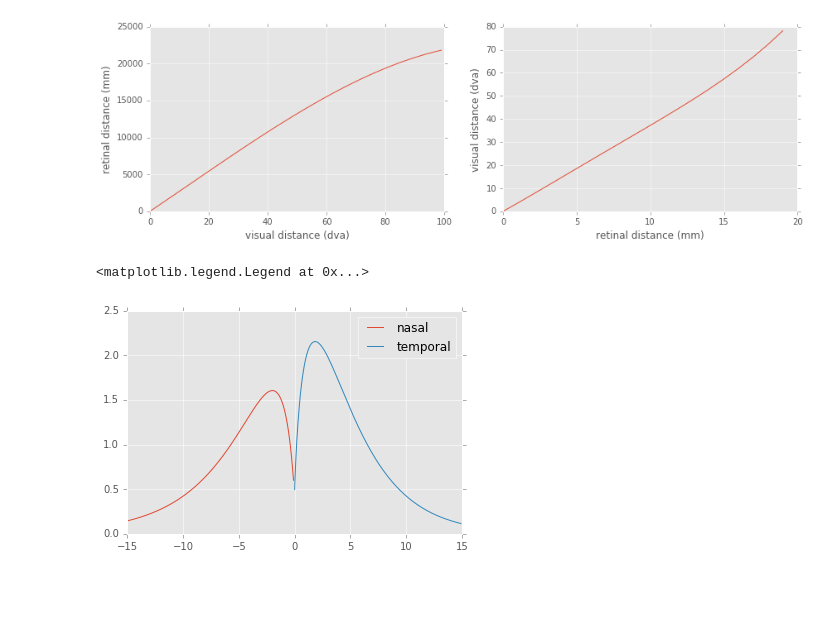
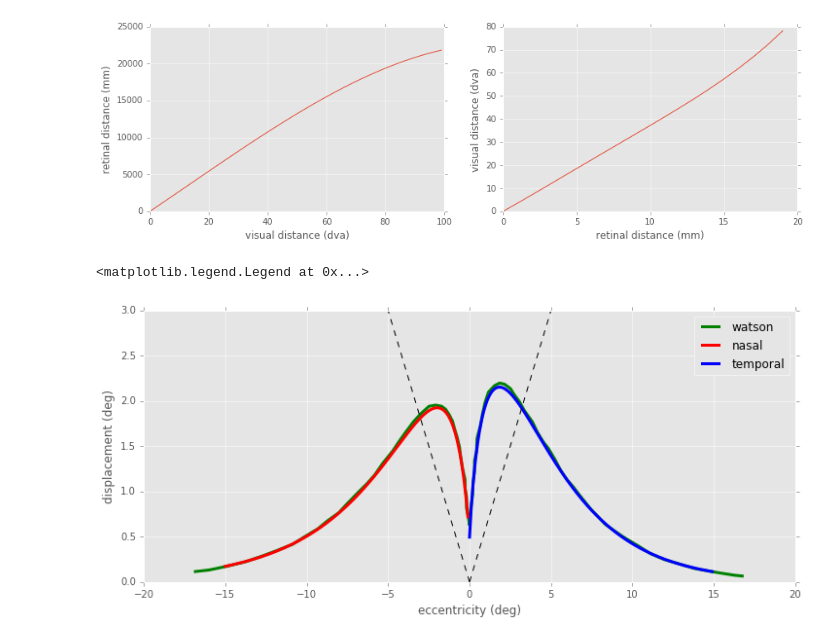
Before and after one commit to mbeyeler/pulse2percept, a Jupyter notebook: examples/notebooks/1.0-warping.ipynb, the cells around one changed output. Saved outputs shown, nothing was run; the diff lists cells and outputs as text; code cells hidden in the pictures; blank space fills up the shorter version.

```diff
--- a/examples/notebooks/1.0-warping.ipynb
+++ b/examples/notebooks/1.0-warping.ipynb
@@ -115,22 +196,35 @@ def displace(r, meridian='temporal'):
         gamma = 0.91565
         delta = 14.904
         mu = -0.09386
+        scale = 12.0
     else:
         alpha = 2.4607
         beta = 1.7463
         gamma = 0.77754
         delta = 15.111
         mu = -0.15933
+        scale = 10.0
 
     rmubeta = (r - mu) / beta
     numer = delta * gamma * np.exp(-rmubeta ** gamma) * rmubeta ** (alpha * gamma - 1)
     denom = beta * stats.gamma.pdf(alpha, 5)
 
-    return numer / denom / 12.0
+
+    return numer / denom / scale
-# %%
-plt.plot(np.arange(-15, 0, 0.1), displace(np.arange(15, 0, -0.1), 'nasal'), label='nasal')
-plt.plot(np.arange(0, 15, 0.1), displace(np.arange(0, 15, 0.1), 'temporal'), label='temporal')
-plt.legend()
-# %% [output]
-<matplotlib.legend.Legend at 0x...>
-[figure, removed]
+# %%
+plt.figure(figsize=(12, 5))
+plt.plot(watson_fig5[:, 0], watson_fig5[:, 1], 'g', linewidth=3, label='watson')
+
+x = np.arange(-15, 0, 0.1)
+plt.plot(x, displace(np.abs(x), 'nasal'), 'r', linewidth=3, label='nasal')
+
+x = np.arange(0, 15, 0.1)
+plt.plot(x, displace(x, 'temporal'), 'b', linewidth=3, label='temporal')
+plt.plot([0, 5], [0, 3], 'k--')
+plt.plot([0, -5], [0, 3], 'k--')
+plt.xlabel('eccentricity (deg)')
+plt.ylabel('displacement (deg)')
+plt.legend()
+# %% [output]
+<matplotlib.legend.Legend at 0x...>
+[figure, added]
```
Also changed, not shown: parts of 16 cells of this notebook, 4 other files.
